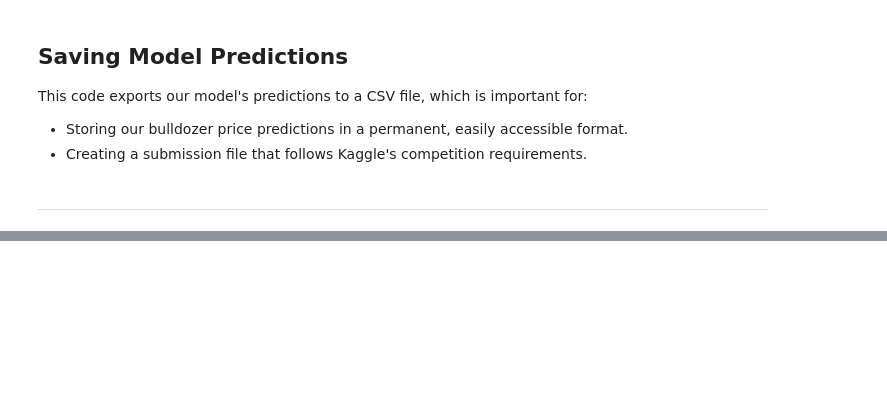
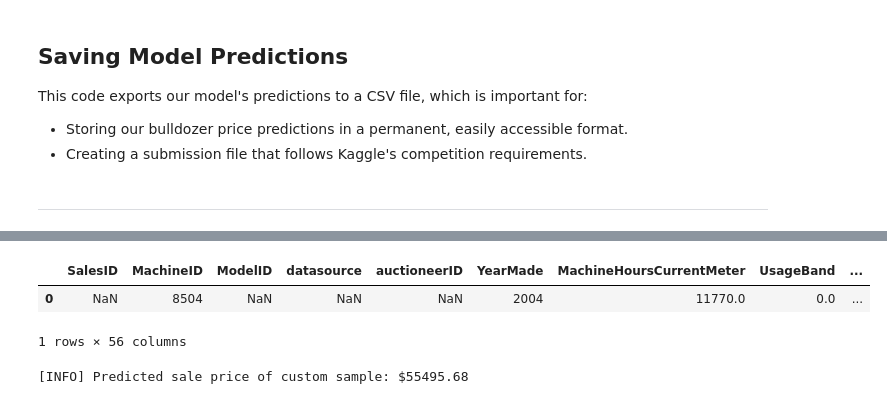
Before and after one commit to Blignaut24/About-BulldozerPriceGenius-_BPG-_v2, a Jupyter notebook: jupyter_notebooks/05_model_training_and_evaluation.ipynb, the cells around one changed output, grey strips where cells are left out. Saved outputs shown, nothing was run; the diff lists cells and outputs as text; code cells hidden in the pictures; blank space fills up the shorter version.

```diff
--- a/jupyter_notebooks/05_model_training_and_evaluation.ipynb
+++ b/jupyter_notebooks/05_model_training_and_evaluation.ipynb
@@ -1791,0 +1963,14 @@ pred_df.to_csv(r"C:\Users\blign\Dropbox\1 PROJECT\VS Code Project Respository\Ab
+# %%
+# Transform the categorical features of the custom sample
+custom_sample_df[categorical_features] = ordinal_encoder.transform(custom_sample_df[categorical_features].astype(str))
+custom_sample_df
+# %% [output]
+|  | SalesID | MachineID | ModelID | datasource | auctioneerID | YearMade | MachineHoursCurrentMeter | UsageBand | ... |
+| 0 | NaN | 8504 | NaN | NaN | NaN | 2004 | 11770.0 | 0.0 | ... |
+1 rows × 56 columns
+# %%
+# Make a prediction on the preprocessed custom sample
+custom_sample_pred = best_model.predict(custom_sample_df)
+print(f"[INFO] Predicted sale price of custom sample: ${round(custom_sample_pred[0], 2)}")
+# %% [output]
+[INFO] Predicted sale price of custom sample: $55495.68
```
Also changed, not shown: parts of 15 cells of this notebook.
